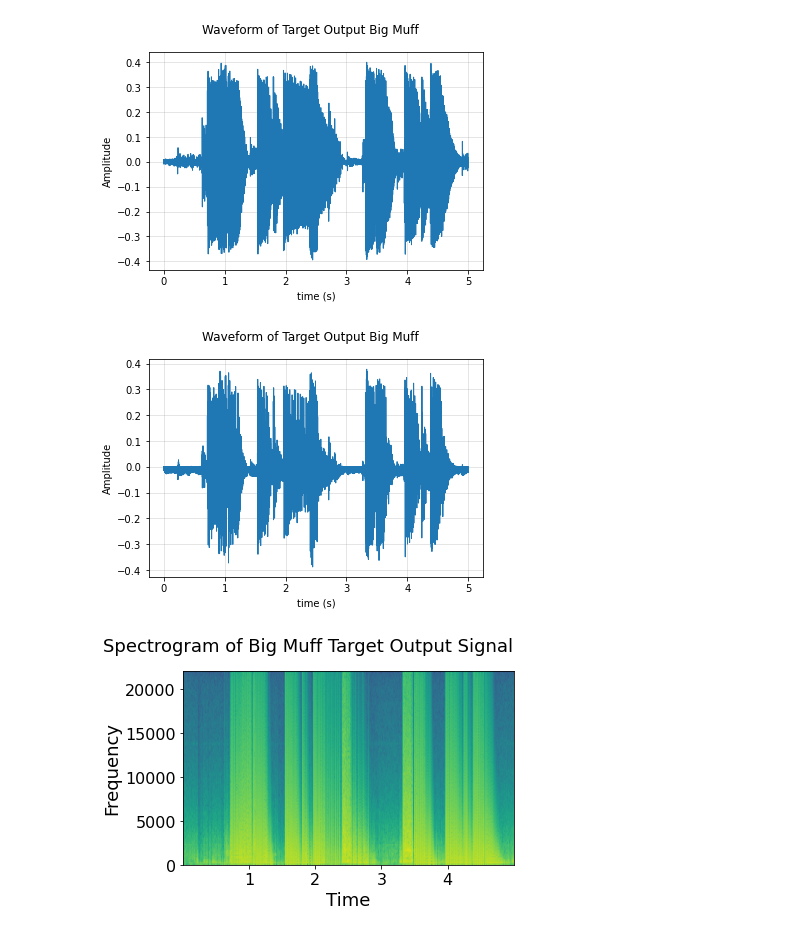
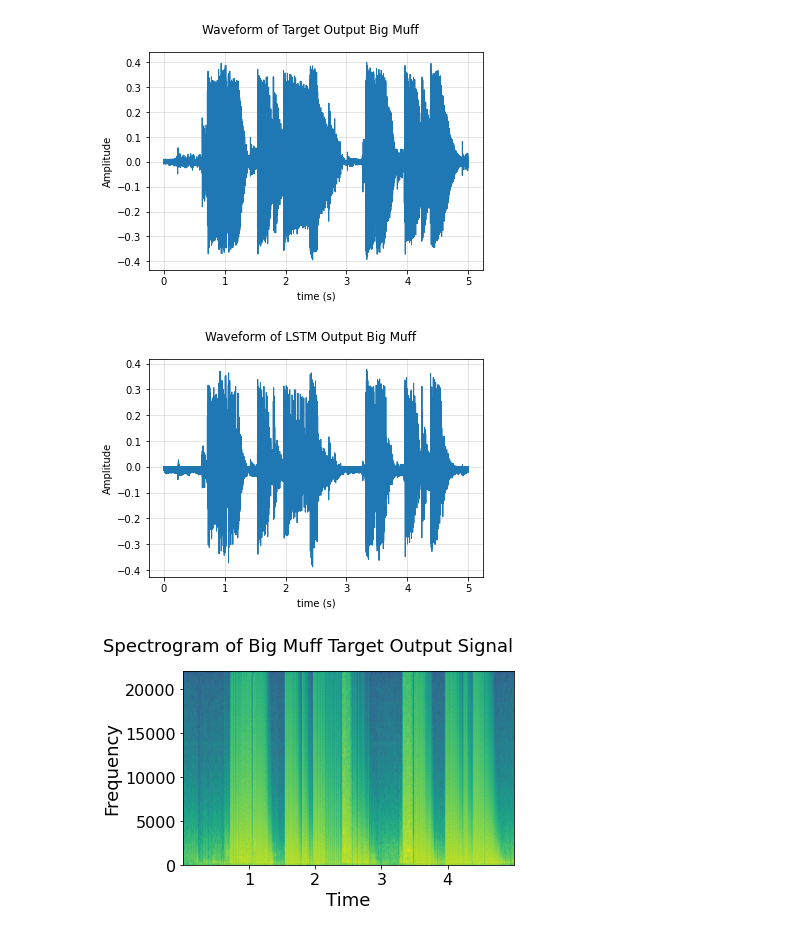
Before and after one commit to brynluisi/neural-audio, a Jupyter notebook: notebooks/LSTM-Visualization.ipynb, the cells around one changed output. Cells and saved outputs as stored; diff of their text form; code cells hidden in the pictures.

```diff
--- a/notebooks/LSTM-Visualization.ipynb
+++ b/notebooks/LSTM-Visualization.ipynb
@@ -14,11 +14,12 @@ rootdir = os.path.split(dirname)[0]
 
 H1_TRAINING_INPUT_PATH = "".join([rootdir, "/data/train/ht1-input.wav"])
 H1_TRAINING_TARGET_PATH = "".join([rootdir, "/data/train/ht1-target.wav"])
+H1_LSTM_OUTPUT_PATH = "".join([rootdir, "/output/audio/ht1-lstm.wav"])
 
-H1_LSTM_OUTPUT_PATH = "".join([rootdir, "/output/lstm_mlp_premp_filter_mse_h1.wav"])
+MUFF_LSTM_TARGET_PATH = "".join([rootdir, "/data/train/muff-target.wav"])
+MUFF_LSTM_OUTPUT_PATH = "".join([rootdir, "/output/audio/muff-lstm.wav"])
+
+image_save_path = "".join([rootdir, "/output/images"])
-# %%
-MUFF_LSTM_TARGET_PATH = "".join([rootdir, "/data/train/muff-target.wav"])
-MUFF_LSTM_OUTPUT_PATH = "".join([rootdir, "/output/lstm_mlp_premp_filter_mse_muff.wav"])
 # %%
 train_target, fs = torchaudio.load(MUFF_LSTM_TARGET_PATH)
 train_output, fs = torchaudio.load(MUFF_LSTM_OUTPUT_PATH)
@@ -104,9 +101,9 @@ plot_waveform(train_target[:,3*44100:44100*3 + 44100*5], 44100)
 # %% [output]
 [figure]
 # %%
-plot_waveform(train_output[:,3*44100:44100*3 + 44100*5], 44100)
+plot_waveform(train_output[:,3*44100:44100*3 + 44100*5], 44100, "Waveform of LSTM Output Big Muff")
 # %% [output]
-[figure, old version]
+[figure, new version]
 # %%
 plot_specgram(train_target[:,3*44100:44100*3 + 44100*5], 44100, title="Spectrogram of Big Muff Target Output Signal", xlim=None)
 # %% [output]
```
Also changed, not shown: parts of 7 cells of this notebook, 19 other files.
